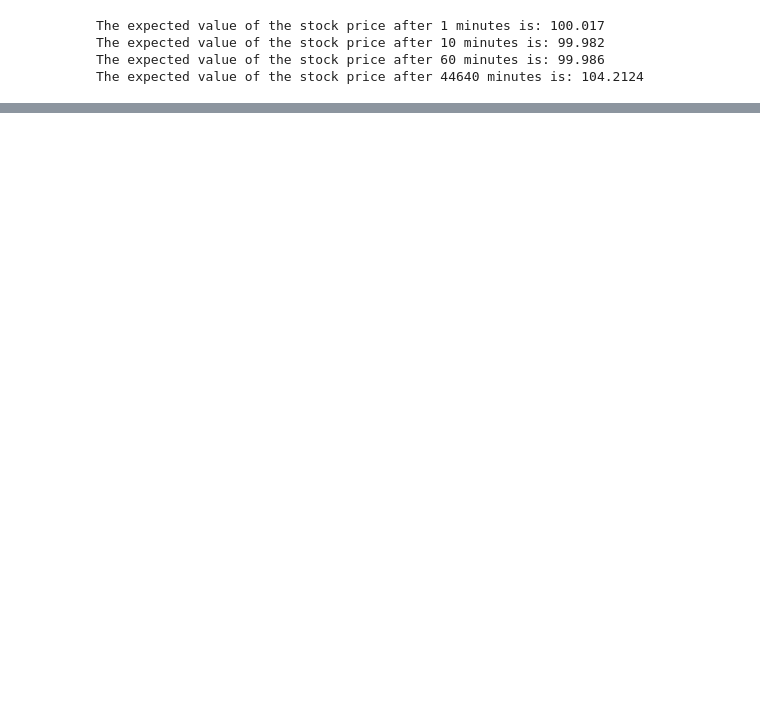
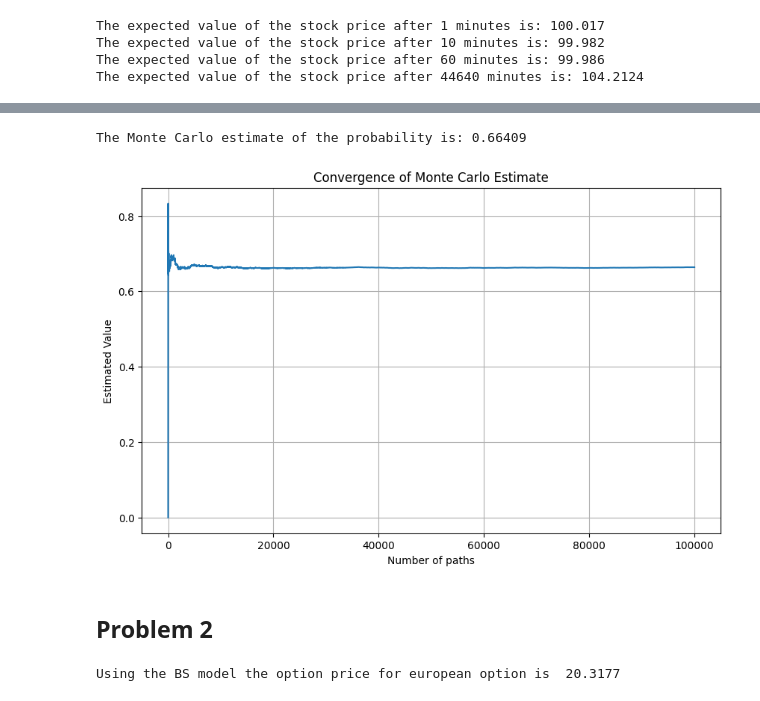
Before and after one commit to yggdrasilyuan/UIUC_code, a Jupyter notebook: jp intern/Case_study.ipynb, the cells around one changed output, grey strips where cells are left out. Cells and saved outputs as stored; diff of their text form; code cells hidden in the pictures; blank space fills up the shorter version.

```diff
--- a/jp intern/Case_study.ipynb
+++ b/jp intern/Case_study.ipynb
@@ -35,0 +57,72 @@ paths[:, -1]
+# %%
+# ii)
+initial_price = 100
+lower_bound = 96
+upper_bound = 102
+n_steps = 1000
+n_simulations = 100000
+
+# To store results
+results = np.zeros(n_simulations)
+estimated_values = []
+
+# Simulation
+for i in range(n_simulations):
+    price = initial_price
+    for _ in range(n_steps):
+        price += np.random.choice([-1, 1])
+        if price == upper_bound:
+            results[i] = 1
+            break
+        elif price == lower_bound:
+            break
+
+    # Compute and store current estimated value
+    estimated_value = results[:i+1].mean()
+    estimated_values.append(estimated_value)
+
+print(f"The Monte Carlo estimate of the probability is: {estimated_value}")
+
+# Plotting
+plt.figure(figsize=(10, 6))
+plt.plot(estimated_values)
+plt.xlabel('Number of paths')
+plt.ylabel('Estimated Value')
+plt.title('Convergence of Monte Carlo Estimate')
+plt.grid(True)
+plt.show()
+# %% [output]
+The Monte Carlo estimate of the probability is: 0.66409
+[figure, added]
+# %% [markdown]
+## Problem 2
+# %%
+from scipy.stats import norm
+def black_scholes_call(S, K, T, r, sigma):
+    """
+    Calculates the price of a European call option using the Black-Scholes formula.
+
+    Parameters:
+    S: The current price of the underlying asset.
+    K: The strike price of the option.
+    T: The time to maturity of the option, in years.
+    r: The risk-free interest rate, expressed as a decimal. (For example, 5% is expressed as 0.05.)
+    sigma: The volatility of the underlying asset, expressed as a decimal.
+
+    Returns:
+    The price of the option, according to the Black-Scholes formula.
+    """
+    # Calculate d1 and d2 parameters
+    d1 = (np.log(S / K) + (r + 0.5 * sigma ** 2) * T) / (sigma * np.sqrt(T))
+    d2 = d1 - sigma * np.sqrt(T)
+
+    # Calculate and return the price of the option
+    call_price = S * norm.cdf(d1) - K * np.exp(-r * T) * norm.cdf(d2)
+    return call_price
+
+(S, K, r, q,T, sigma)=(200,180,0.02,0,1/12,0.15)
+partd_answer = black_scholes_call(S, K, T, r, sigma)
+print("Using the BS model the option price for european option is ",partd_answer.round(4))
+# print("the part a answer is",parta_answer.round(4))
+# %% [output]
+Using the BS model the option price for european option is  20.3177
```
Also changed, not shown: parts of 8 cells of this notebook, 11 other files.
